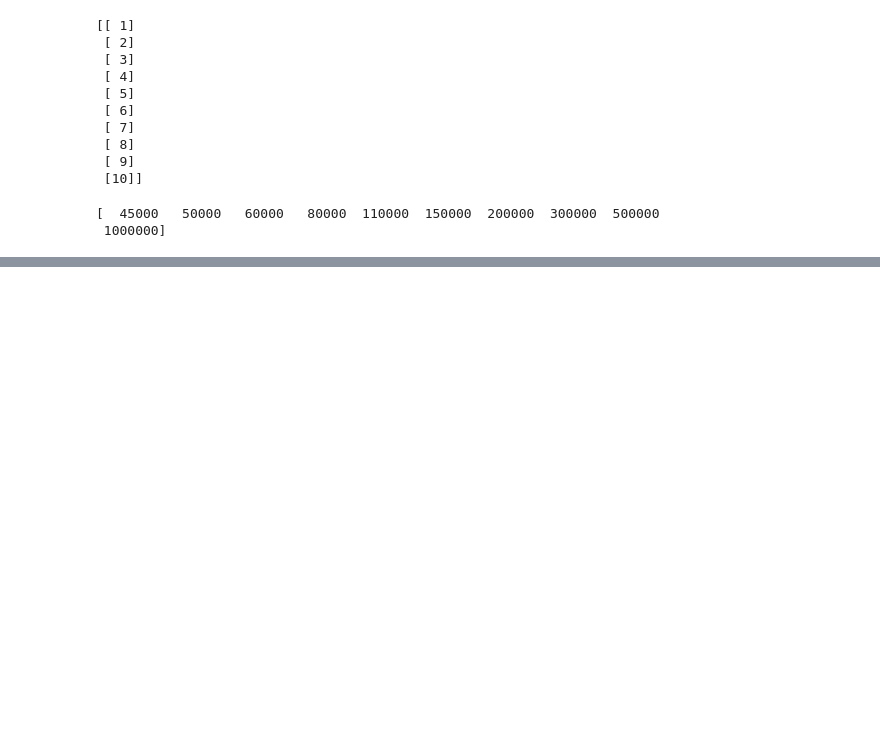
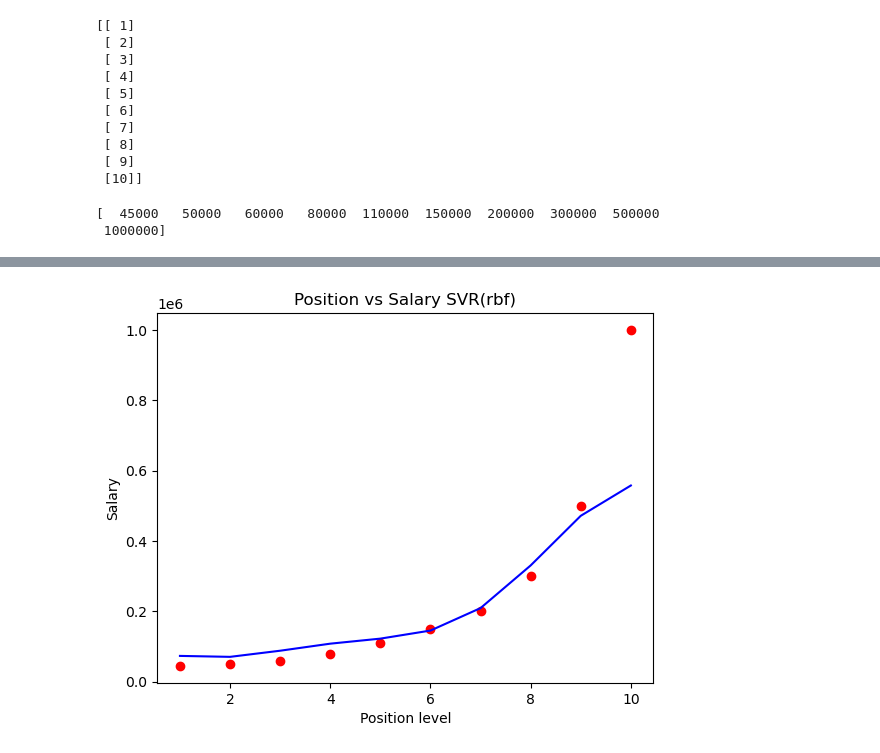
Before and after one commit to thavananh/MachineLearning, a Jupyter notebook: pythonProject1/Machine Learning-A-Z-Codes-Datasets/Machine Learning A-Z (Codes and Datasets)/Part 2 - Regression/Section 7 - Support Vector Regression (SVR)/Python/ShamePlace/MyShame.ipynb, the cells around one changed output, grey strips where cells are left out. Cells and saved outputs as stored; diff of their text form; code cells hidden in the pictures; blank space fills up the shorter version.

```diff
--- a/pythonProject1/Machine Learning-A-Z-Codes-Datasets/Machine Learning A-Z (Codes and Datasets)/Part 2 - Regression/Section 7 - Support Vector Regression (SVR)/Python/ShamePlace/MyShame.ipynb
+++ b/pythonProject1/Machine Learning-A-Z-Codes-Datasets/Machine Learning A-Z (Codes and Datasets)/Part 2 - Regression/Section 7 - Support Vector Regression (SVR)/Python/ShamePlace/MyShame.ipynb
@@ -26,6 +26,7 @@ print(y)
  1000000]
 # %%
 from sklearn.preprocessing import StandardScaler
-std = StandardScaler()
-X = std.fit_transform(X)
-y = std.fit_transform(y)
+std_X = StandardScaler()
+std_y = StandardScaler()
+X = std_X.fit_transform(X)
+y = std_y.fit_transform(y.reshape(len(y), 1))
@@ -38,0 +59,4 @@ print(X)
+# %%
+from sklearn.svm import SVR
+regressor = SVR(kernel='rbf')
+regressor.fit(X, y.reshape(len(y),))
@@ -38,0 +95,9 @@ print(X)
+# %%
+plt.scatter(std_X.inverse_transform(X), std_y.inverse_transform(y), color='red')
+plt.plot(std_X.inverse_transform(X), std_y.inverse_transform(regressor.predict(X).reshape(-1, 1)), color='blue')
+plt.title('Position vs Salary SVR(rbf)')
+plt.xlabel('Position level')
+plt.ylabel('Salary')
+plt.show()
+# %% [output]
+[figure, added]
```
Also changed, not shown: parts of 9 cells of this notebook.
